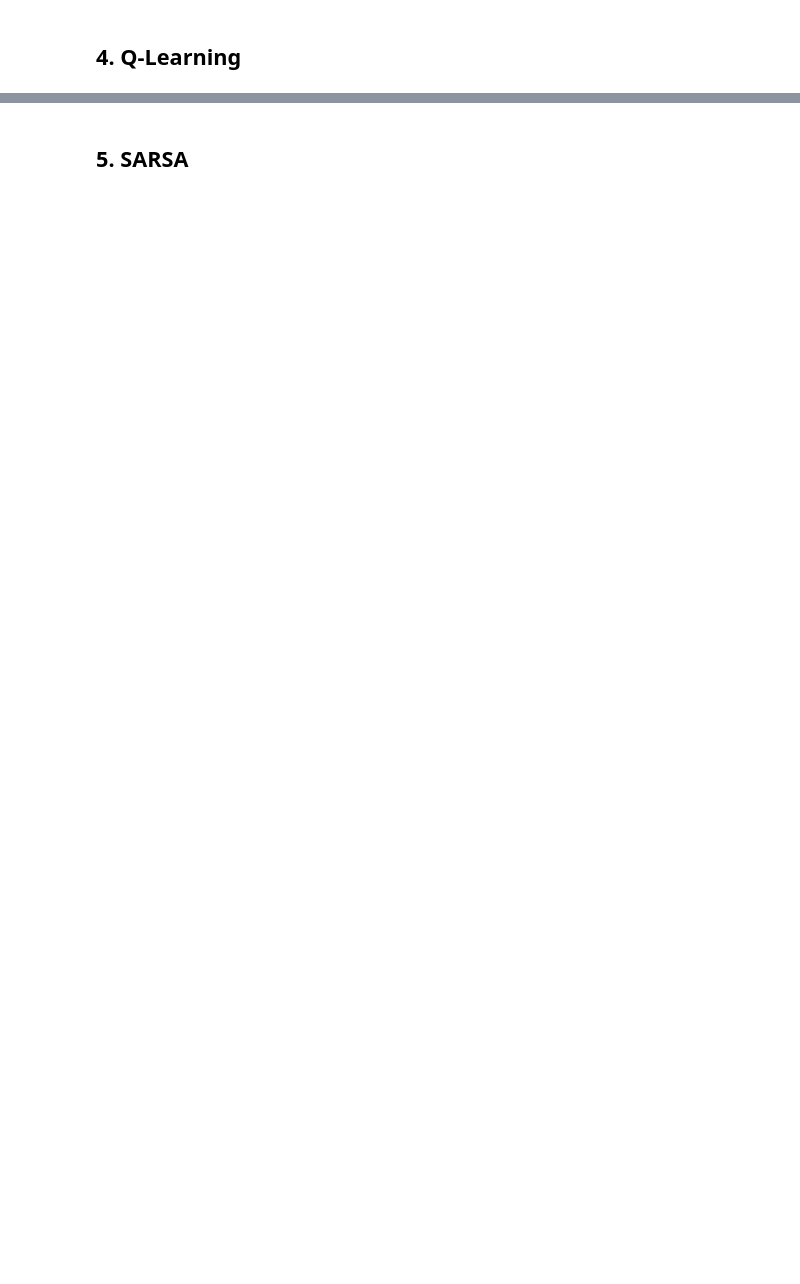
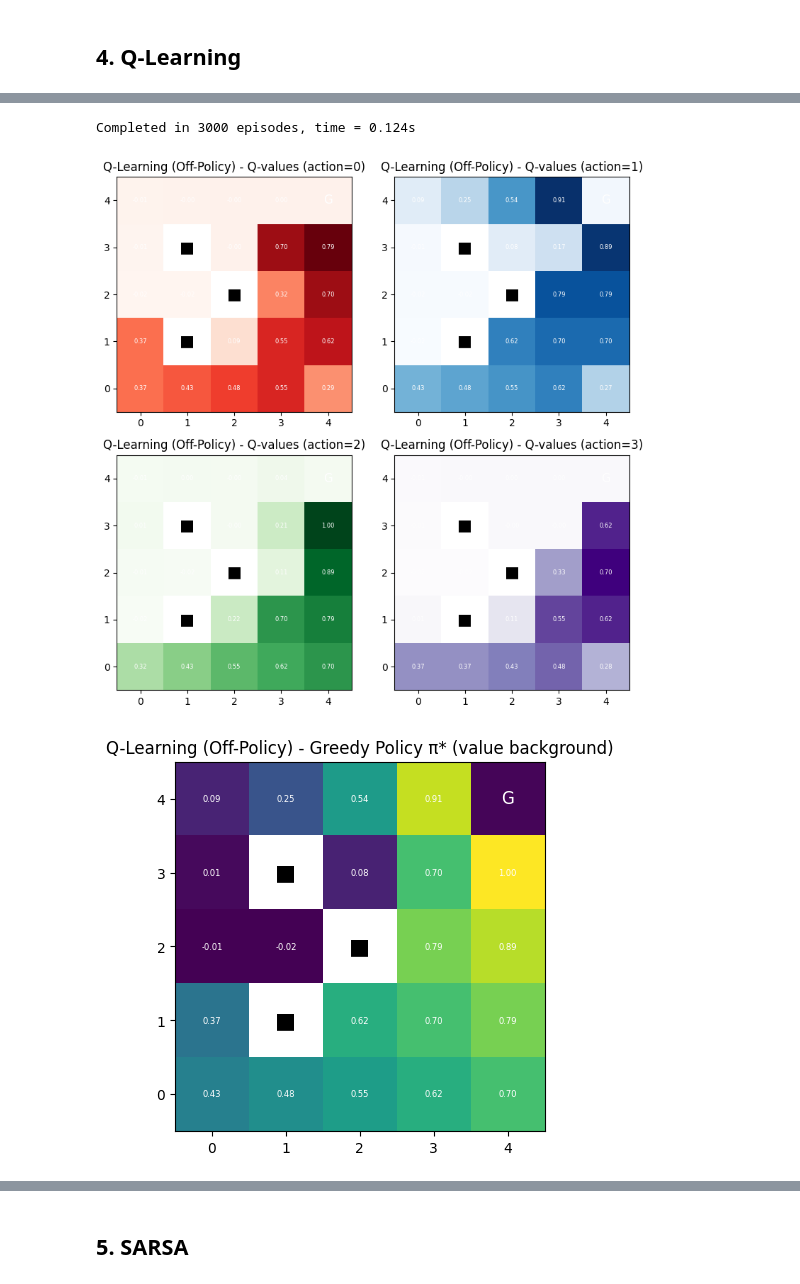
Before and after one commit to RyanWri/afeka-homework, a Jupyter notebook: rl_homework_2/rl_hw2.ipynb, the cells around one changed output, grey strips where cells are left out. Drawn from its saved outputs; the diff is of its cells as text; code cells hidden in the pictures; blank space fills up the shorter version.

```diff
--- a/rl_homework_2/rl_hw2.ipynb
+++ b/rl_homework_2/rl_hw2.ipynb
@@ -125,0 +137,44 @@ plot_policy_arrows_from_q(Q_q, env, title="Q-Learning Greedy Policy π*")
+# %%
+# ┌─── Cell: Q-Learning Control (ε-greedy) ────────────────────────────────────────
+
+from algorithms import q_learning
+from utils import plot_q_values, plot_policy_arrows_from_q
+
+# 1) Q-Learning Config
+config = RLConfig(gamma=0.9, alpha=0.1, epsilon=0.1, episodes=3000, max_steps=100)
+
+# 2) Run Q-Learning
+start_time = time.time()
+Q_q = q_learning(
+    env,
+    num_episodes=config.episodes,
+    gamma=config.gamma,
+    alpha=config.alpha,
+    epsilon=config.epsilon,
+)
+elapsed = time.time() - start_time
+
+# 3) Store result
+result_q = RLResult(
+    name="Q-Learning (Off-Policy)",
+    time_seconds=elapsed,
+    iterations=config.episodes,
+    value_function=None,
+    q_function=Q_q,
+    notes="ε-greedy Q-learning with 3000 episodes",
+)
+
+print(
+    f"Completed in {result_q.iterations} episodes, time = {result_q.time_seconds:.3f}s"
+)
+
+# 4) Visualize Q-values and derived greedy policy
+plot_q_values(result_q.q_function, env, title=result_q.name + " - Q-values")
+plot_policy_arrows_from_q(
+    result_q.q_function, env, title=result_q.name + " - Greedy Policy π*"
+)
+# └───────────────────────────────────────────────────────────────────────────────
+# %% [output]
+Completed in 3000 episodes, time = 0.124s
+[figure, added]
+[figure, added]
```
Also changed, not shown: parts of 18 cells of this notebook, 2 other files.
